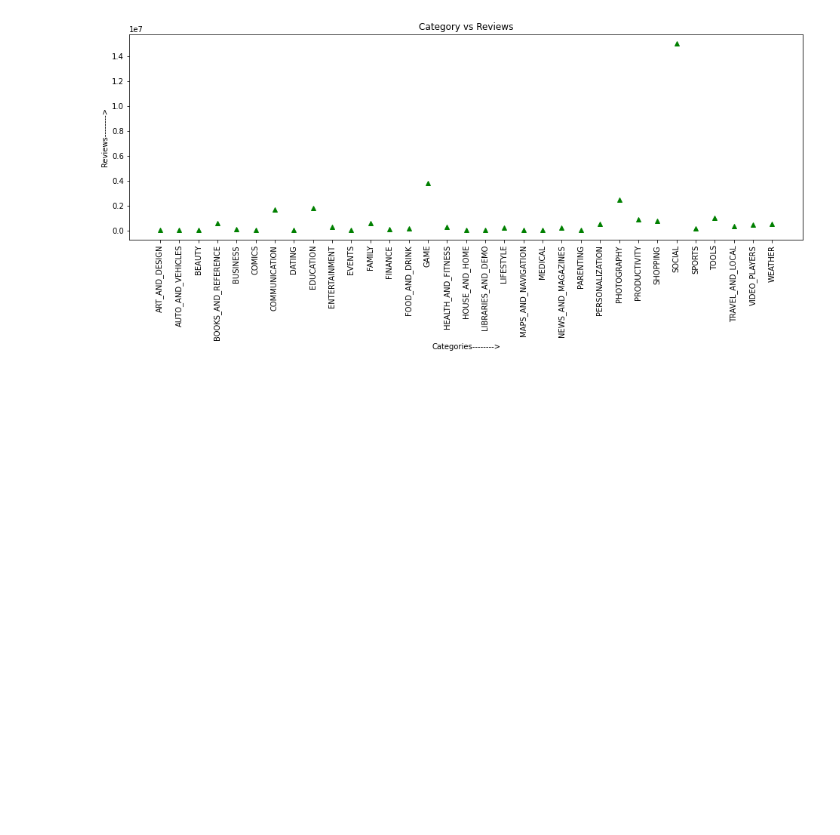
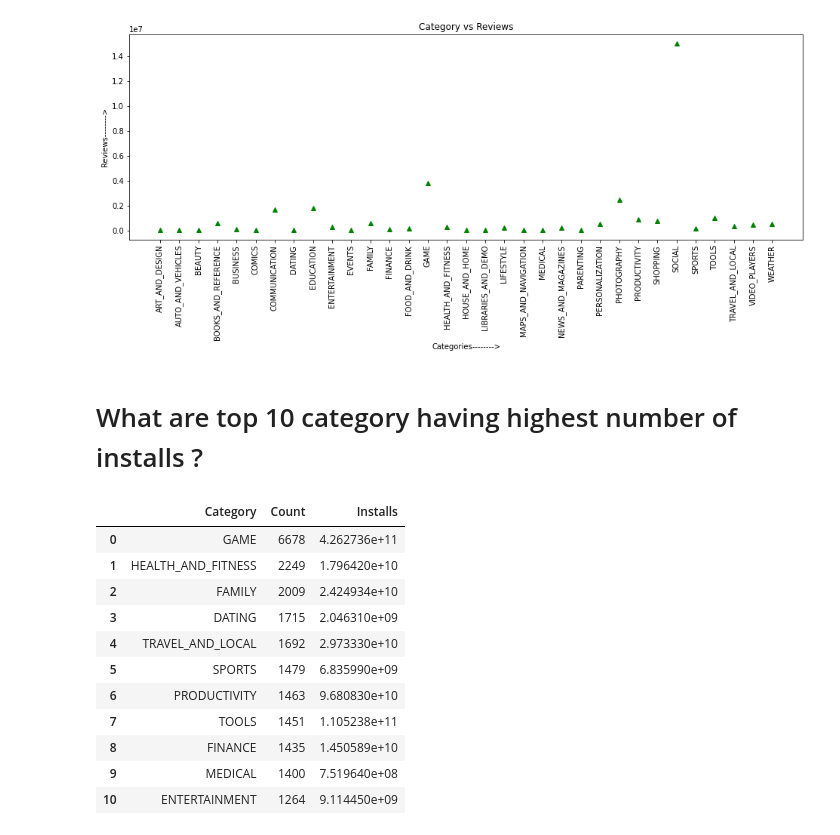
Before and after one commit to Akramkhan01/Capstone-Project-Play-Store-App-Review-Analysis, a Jupyter notebook: EDA_Play_Store_App_Review_Analysis_Capstone_Project.ipynb, the cells around one changed output. Drawn from its saved outputs; the diff is of its cells as text; code cells hidden in the pictures; blank space fills up the shorter version.

```diff
--- a/EDA_Play_Store_App_Review_Analysis_Capstone_Project.ipynb
+++ b/EDA_Play_Store_App_Review_Analysis_Capstone_Project.ipynb
@@ -725,3 +725,25 @@ plt.ylabel('Reviews-------->')
 plt.show()
 # %% [output]
 [figure]
+# %% [markdown]
+# What are top 10 category having highest number of installs ?
+# %%
+top_category = merged_df.Category.value_counts().reset_index().rename(columns={'Category':'Count','index':'Category'})
+category_installs = merged_df.groupby(['Category'])[['Installs']].sum()
+top_category_installs = pd.merge(top_category, category_installs, on='Category')
+top_10_category_installs = top_category_installs[0:11]
+# %%
+top_10_category_installs
+# %% [output]
+|  | Category | Count | Installs |
+| 0 | GAME | 6678 | 4.262736e+11 |
+| 1 | HEALTH_AND_FITNESS | 2249 | 1.796420e+10 |
+| 2 | FAMILY | 2009 | 2.424934e+10 |
+| 3 | DATING | 1715 | 2.046310e+09 |
+| 4 | TRAVEL_AND_LOCAL | 1692 | 2.973330e+10 |
+| 5 | SPORTS | 1479 | 6.835990e+09 |
+| 6 | PRODUCTIVITY | 1463 | 9.680830e+10 |
+| 7 | TOOLS | 1451 | 1.105238e+11 |
+| 8 | FINANCE | 1435 | 1.450589e+10 |
+| 9 | MEDICAL | 1400 | 7.519640e+08 |
+| 10 | ENTERTAINMENT | 1264 | 9.114450e+09 |
```
